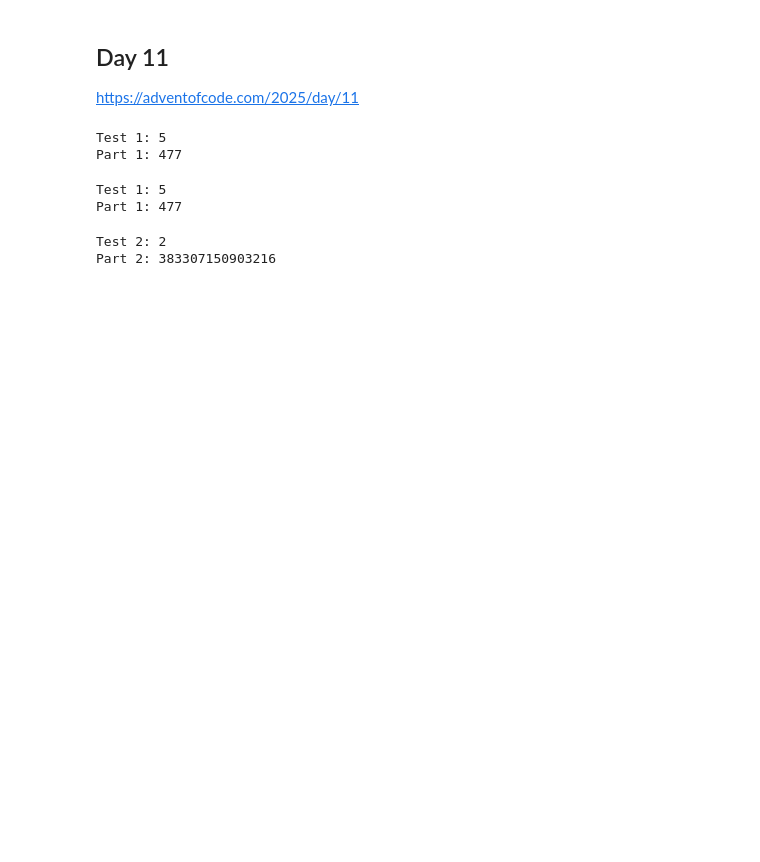
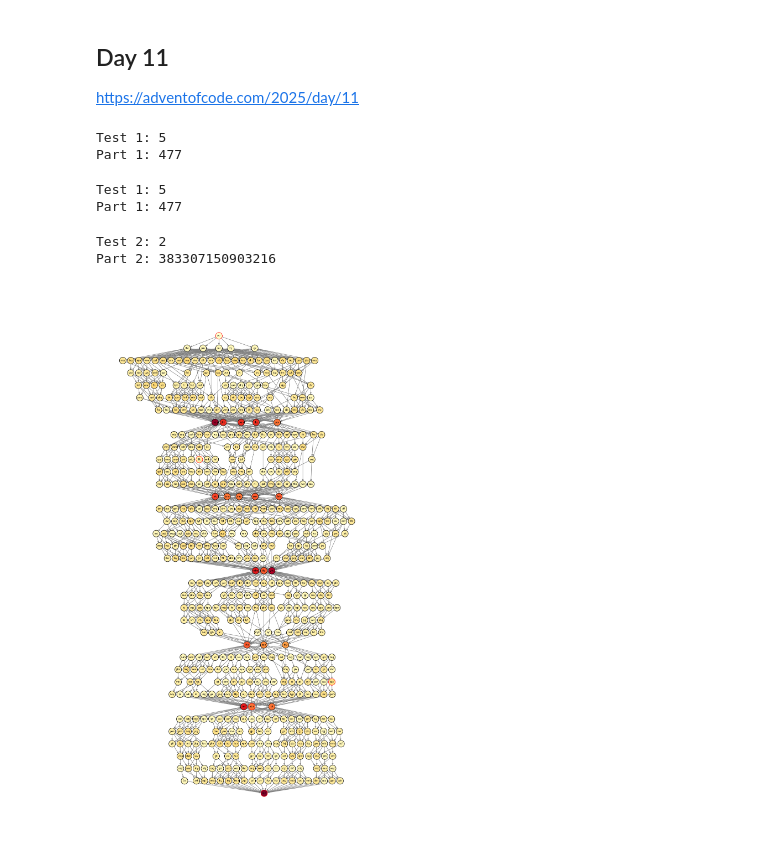
Before and after one commit to marcodelmastro/AdventOfCode2025, a Jupyter notebook: Day11.ipynb, the cells around one changed output. Drawn from its saved outputs; the diff is of its cells as text; code cells hidden in the pictures; blank space fills up the shorter version.

Commit message:
Day 11 graph visualisation

```diff
--- a/Day11.ipynb
+++ b/Day11.ipynb
@@ -94,3 +94,54 @@ print("Part 2:", part2("AOC2025inputs/input11.txt"))
 # %% [output]
 Test 2: 2
 Part 2: 383307150903216
+# %%
+G = read_input_10("AOC2025inputs/input11.txt")
+# %%
+import networkx as nx
+import matplotlib.pyplot as plt
+from networkx.drawing.nx_pydot import graphviz_layout
+
+highlight_nodes = {"svr", "fft", "dac", "out", "you"}
+
+G.graph['graph'] = {
+    'ranksep': '8',
+    'nodesep': '0.05'
+}
+
+pos = graphviz_layout(G, prog="dot")
+
+# Compute node colors based on incoming connections
+in_degrees = dict(G.in_degree())
+max_deg = max(in_degrees.values()) if max(in_degrees.values()) > 0 else 1
+
+node_colors = []
+node_edge_colors = []
+node_sizes = []
+for n in G.nodes():
+    node_colors.append(plt.cm.YlOrRd(in_degrees[n] / max_deg)) # Color proportional to incoming connections
+    if n in highlight_nodes:
+        node_edge_colors.append("red")
+        node_sizes.append(300)
+    else:
+        node_edge_colors.append("black")
+        node_sizes.append(300)
+
+plt.figure(figsize=(10, 20))
+nx.draw(
+    G, pos,
+    with_labels=True,
+    labels={n: n for n in G.nodes()},
+    font_size=6,
+    node_size=node_sizes,
+    node_color=node_colors,
+    edgecolors=node_edge_colors,
+    linewidths=1,
+    arrowsize=8,
+    arrowstyle="-|>",
+    edge_color="grey"
+)
+
+plt.savefig("visualisation/day11.png", dpi=300, bbox_inches='tight')
+plt.show()
+# %% [output]
+[figure, added]
```
Also changed, not shown: 1 other file.
